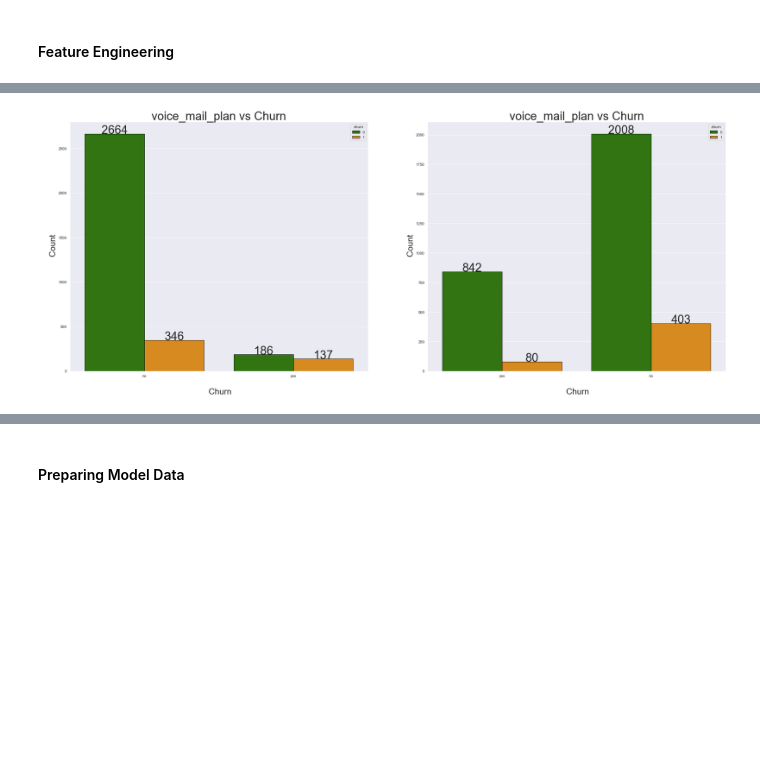
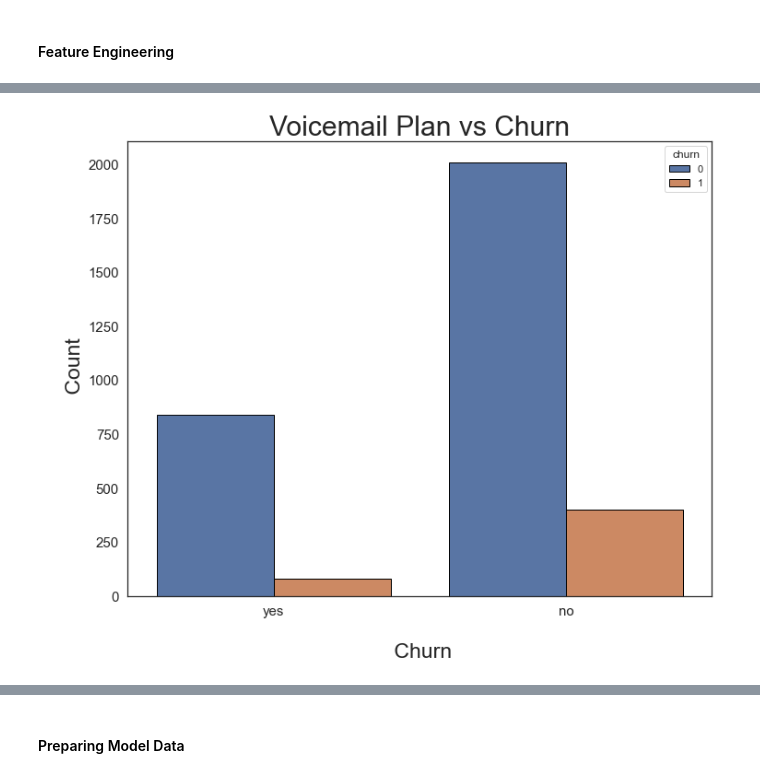
Before and after one commit to Dmoreir1/DSC-Flatiron-Project3, a Jupyter notebook: main-project-notebook.ipynb, the cells around one changed output, grey strips where cells are left out. Saved outputs shown, nothing was run; the diff lists cells and outputs as text; code cells hidden in the pictures; blank space fills up the shorter version.

```diff
--- a/main-project-notebook.ipynb
+++ b/main-project-notebook.ipynb
@@ -255,0 +275,13 @@ categorical_columns
+# %%
+fig, ax = plt.subplots(figsize = (10, 8))
+sns.set(style = 'whitegrid')
+pal = sns.set_palette(sns.color_palette("crest"))
+p = sns.barplot(x = 'voice mail plan', y = 'churn', data = vcml_data,
+                hue = 'voice mail plan', color = pal)
+
+p.set_xlabel('Voicemail Plan', fontsize = 20)
+p.set_ylabel('Churn', fontsize = 20)
+
+plt.xticks(fontsize = 18)
+plt.yticks(fontsize = 18)
+p.set_title("Voicemail Plan Vs Churn", fontsize = 22)
@@ -255,0 +308,13 @@ categorical_columns
+# %%
+fig, ax = plt.subplots(figsize = (10, 8))
+sns.set(style = 'white')
+pal = sns.set_palette(sns.color_palette("crest"))
+p = sns.scatterplot(x = 'total bill charge', y = 'churn', data = total_charge_data,
+                hue = 'total bill charge', color = pal)
+
+p.set_xlabel('Total Charge', fontsize = 20)
+p.set_ylabel('Churn', fontsize = 20)
+
+plt.xticks(fontsize = 18)
+plt.yticks(fontsize = 18)
+p.set_title("Total Charge Vs Churn", fontsize = 22)
@@ -256,15 +324,20 @@ categorical_columns
 # %%
-fig = plt.subplots(nrows = 1,ncols = 2,figsize = (35,30))
+fig = plt.subplots(nrows = 1,ncols = 1,figsize = (25,20))
+palette = sns.set_palette(sns.color_palette("flare"))
+sns.set(style = 'white')
 for data in range(len(categorical_columns)):
     plt.subplot(2,2, data + 1)
-    ax = sns.countplot(categorical_columns[data],data = df_cleaned, hue = "churn", palette = colors, edgecolor = 'black')
-    for rect in ax.patches:
-        ax.text(rect.get_x() + rect.get_width() / 2, rect.get_height() + 2, rect.get_height(), horizontalalignment = 'center', fontsize = 35)
-    ax.set_ylabel('\n Count',fontsize = 25)
-    ax.set_xlabel('\n Churn',fontsize = 25)
-    plt.title(title, size = 35);
+    ax = sns.countplot(categorical_columns[data],data = df_cleaned, hue = "churn", color = colors, edgecolor = 'black')
+    #for rect in ax.patches:
+        #ax.text(rect.get_x() + rect.get_width() / 2, rect.get_height() + 2, rect.get_height(), horizontalalignment = 'center', fontsize = 35)
+    ax.set_ylabel('\n Count',fontsize = 23)
+    ax.set_xlabel('\n Churn',fontsize = 23)
+    plt.xticks(fontsize = 15)
+    plt.yticks(fontsize = 15)
+    title =  'Voicemail Plan vs Churn'
+    plt.title(title, size = 30)
 # %% [output]
-[figure, old version]
+[figure, new version]
 # %%
 # Out of 2664 of customer who doesn't have internal plan 346 churned.
 # Out of 186 customer who have international plan 137 churned.
```
Also changed, not shown: parts of 59 cells of this notebook.
